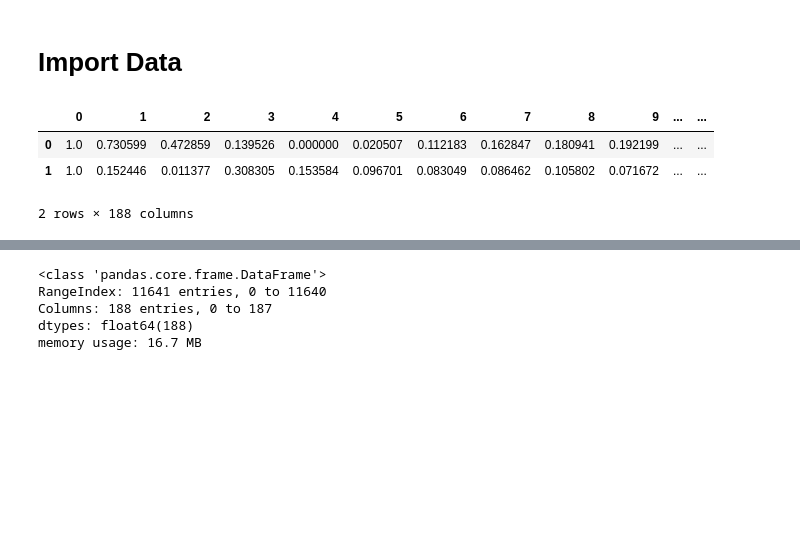
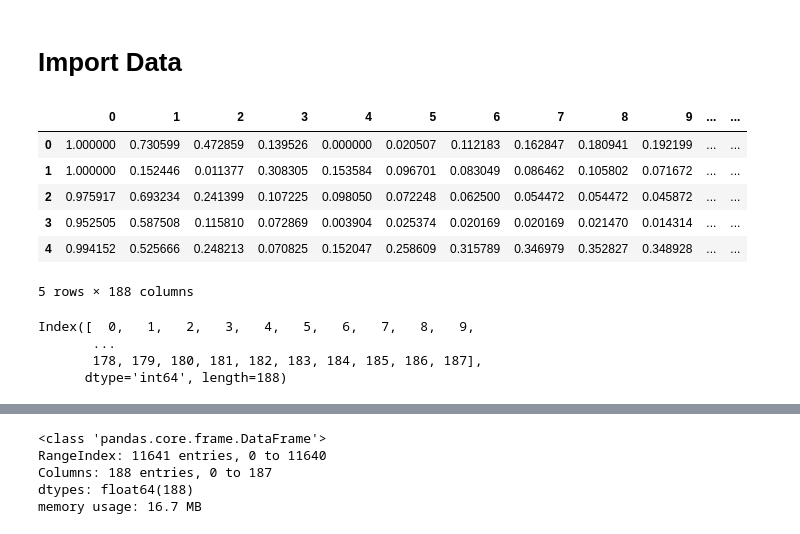
Before and after one commit to juliepinole/proj2, a Jupyter notebook: task_1/Task_1_explo.ipynb, the cells around one changed output, grey strips where cells are left out. Drawn from its saved outputs; the diff is of its cells as text; code cells hidden in the pictures; blank space fills up the shorter version.

```diff
--- a/task_1/Task_1_explo.ipynb
+++ b/task_1/Task_1_explo.ipynb
@@ -83,12 +78,22 @@ base = LogisticParams()
 df_heart_test = pd.read_csv('../data_proj2/ptbdb_test.csv', header=None)
 df_heart_train = pd.read_csv('../data_proj2/ptbdb_train.csv', header=None)
 # %%
-df_heart_train.head(2)
+df_heart_train.head(5)
 # %% [output]
 |  | 0 | 1 | 2 | 3 | 4 | 5 | 6 | 7 | 8 | 9 | ... | ... |
-| 0 | 1.0 | 0.730599 | 0.472859 | 0.139526 | 0.000000 | 0.020507 | 0.112183 | 0.162847 | 0.180941 | 0.192199 | ... | ... |
-| 1 | 1.0 | 0.152446 | 0.011377 | 0.308305 | 0.153584 | 0.096701 | 0.083049 | 0.086462 | 0.105802 | 0.071672 | ... | ... |
+| 0 | 1.000000 | 0.730599 | 0.472859 | 0.139526 | 0.000000 | 0.020507 | 0.112183 | 0.162847 | 0.180941 | 0.192199 | ... | ... |
+| 1 | 1.000000 | 0.152446 | 0.011377 | 0.308305 | 0.153584 | 0.096701 | 0.083049 | 0.086462 | 0.105802 | 0.071672 | ... | ... |
+| 2 | 0.975917 | 0.693234 | 0.241399 | 0.107225 | 0.098050 | 0.072248 | 0.062500 | 0.054472 | 0.054472 | 0.045872 | ... | ... |
+| 3 | 0.952505 | 0.587508 | 0.115810 | 0.072869 | 0.003904 | 0.025374 | 0.020169 | 0.020169 | 0.021470 | 0.014314 | ... | ... |
+| 4 | 0.994152 | 0.525666 | 0.248213 | 0.070825 | 0.152047 | 0.258609 | 0.315789 | 0.346979 | 0.352827 | 0.348928 | ... | ... |
-2 rows × 188 columns
+5 rows × 188 columns
+# %%
+df_heart_train.columns
+# %% [output]
+Index([  0,   1,   2,   3,   4,   5,   6,   7,   8,   9,
+       ...
+       178, 179, 180, 181, 182, 183, 184, 185, 186, 187],
+      dtype='int64', length=188)
 # %%
 df_heart_train.describe().style.format(format_dict)
 # %% [output]
```
Also changed, not shown: parts of 53 cells of this notebook, 2 other files.
